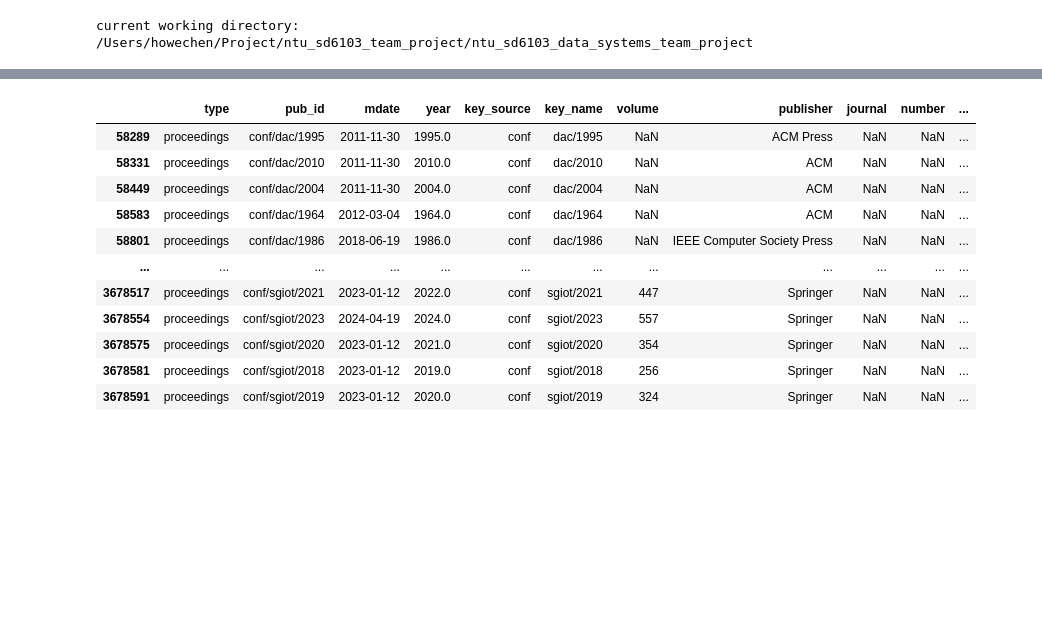
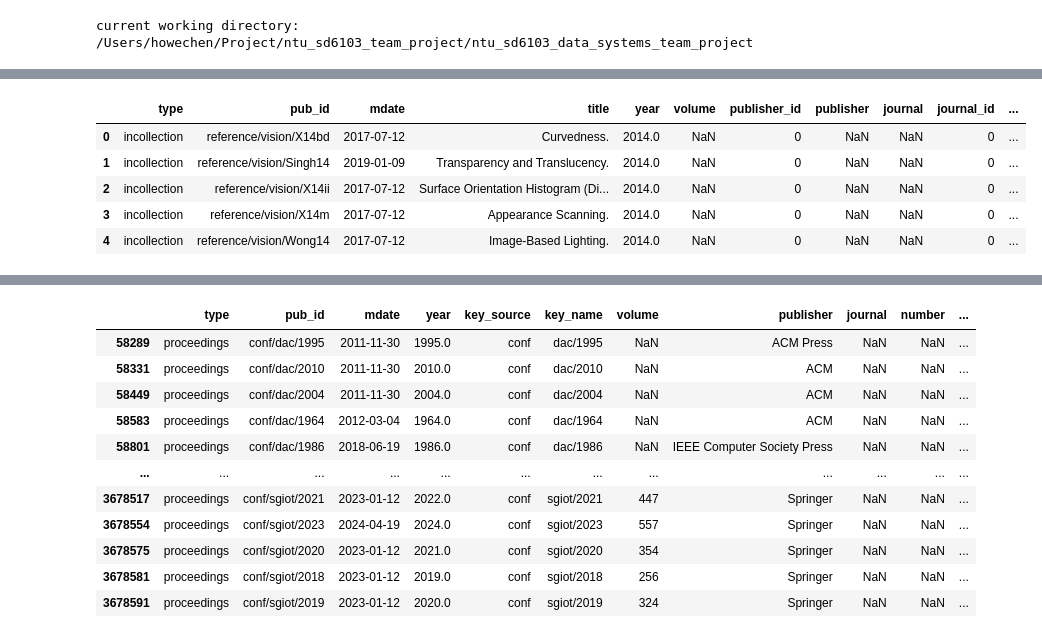
Before and after one commit to HoweChen0517/ntu_sd6103_data_systems_team_project, a Jupyter notebook: notebook/preprocessing.ipynb, the cells around one changed output, grey strips where cells are left out. Cells and saved outputs as stored; diff of their text form; code cells hidden in the pictures; blank space fills up the shorter version.

```diff
--- a/notebook/preprocessing.ipynb
+++ b/notebook/preprocessing.ipynb
@@ -27,0 +69,21 @@ publisher_df = pd.read_csv(publisher_csv_path)
+# %%
+new_pub_df = pub_df.loc[:, ['type','pub_id','mdate','title','year','volume','publisher','journal','number','url','ee']]
+new_pub_df = pd.merge(new_pub_df, posed_publisher_df, left_on='publisher', right_on='name', how='left')
+new_pub_df = new_pub_df.drop(columns=['name'])
+new_pub_df = pd.merge(new_pub_df, posed_jrnls_df, left_on='journal', right_on='name', how='left')
+new_pub_df = new_pub_df.drop(columns=['name'])
+new_pub_df = new_pub_df.loc[:, ['type','pub_id','mdate','title','year','volume','publisher_id','publisher','journal','journal_id','number','url','ee']]
+new_pub_df['journal_id'].fillna(0, inplace=True)
+new_pub_df['publisher_id'].fillna(0, inplace=True)
+new_pub_df['journal_id'] = new_pub_df['journal_id'].astype('Int64')
+new_pub_df['publisher_id'] = new_pub_df['publisher_id'].astype('Int64')
+# new_pub_df['volume'] = new_pub_df['volume'].astype('Int64')
+# new_pub_df['number'] = new_pub_df['number'].astype('Int64')
+new_pub_df.head()
+# %% [output]
+|  | type | pub_id | mdate | title | year | volume | publisher_id | publisher | journal | journal_id | ... |
+| 0 | incollection | reference/vision/X14bd | 2017-07-12 | Curvedness. | 2014.0 | NaN | 0 | NaN | NaN | 0 | ... |
+| 1 | incollection | reference/vision/Singh14 | 2019-01-09 | Transparency and Translucency. | 2014.0 | NaN | 0 | NaN | NaN | 0 | ... |
+| 2 | incollection | reference/vision/X14ii | 2017-07-12 | Surface Orientation Histogram (Di... | 2014.0 | NaN | 0 | NaN | NaN | 0 | ... |
+| 3 | incollection | reference/vision/X14m | 2017-07-12 | Appearance Scanning. | 2014.0 | NaN | 0 | NaN | NaN | 0 | ... |
+| 4 | incollection | reference/vision/Wong14 | 2017-07-12 | Image-Based Lighting. | 2014.0 | NaN | 0 | NaN | NaN | 0 | ... |
```
Also changed, not shown: parts of 36 cells of this notebook, 6 other files.
